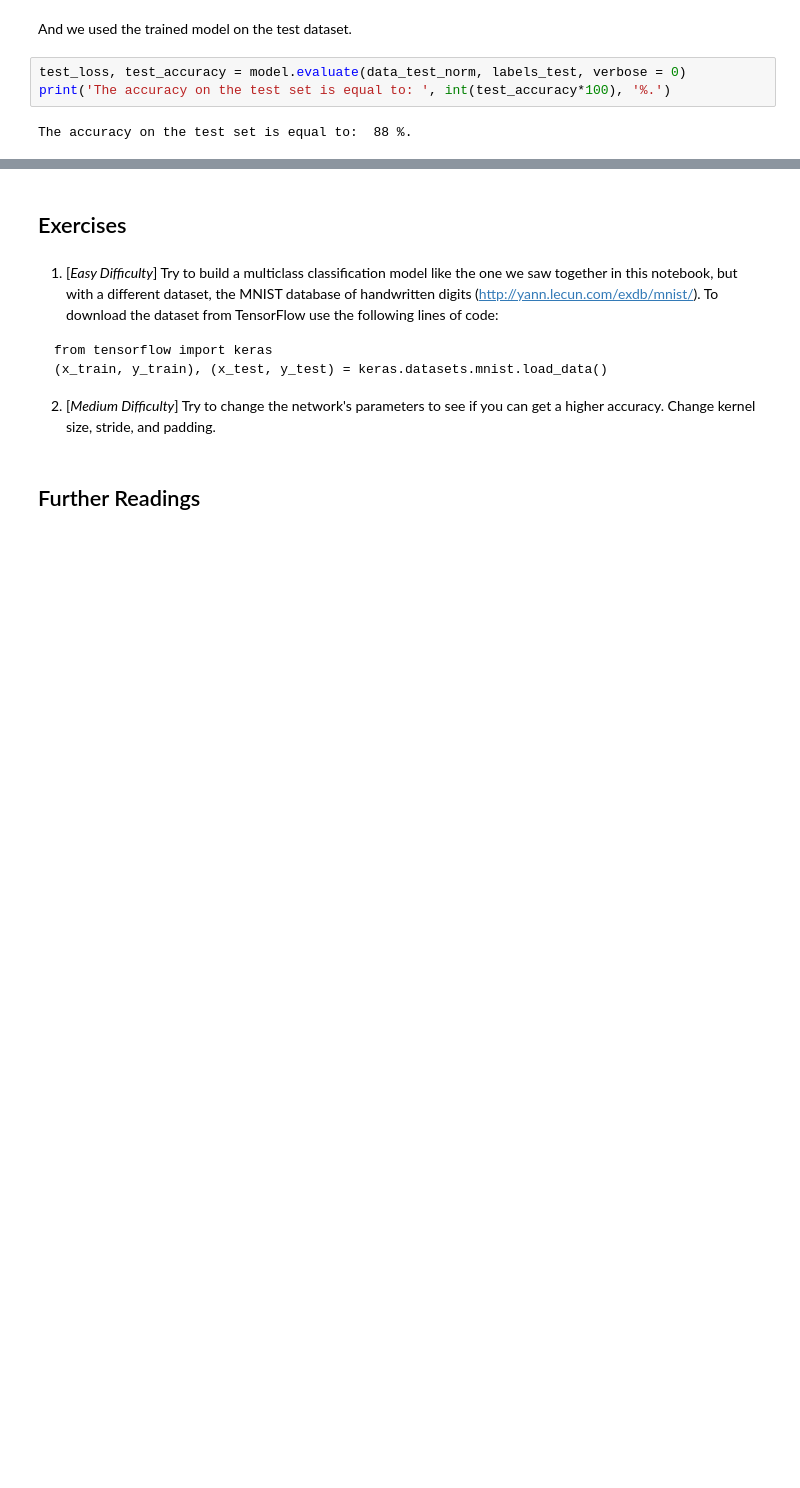
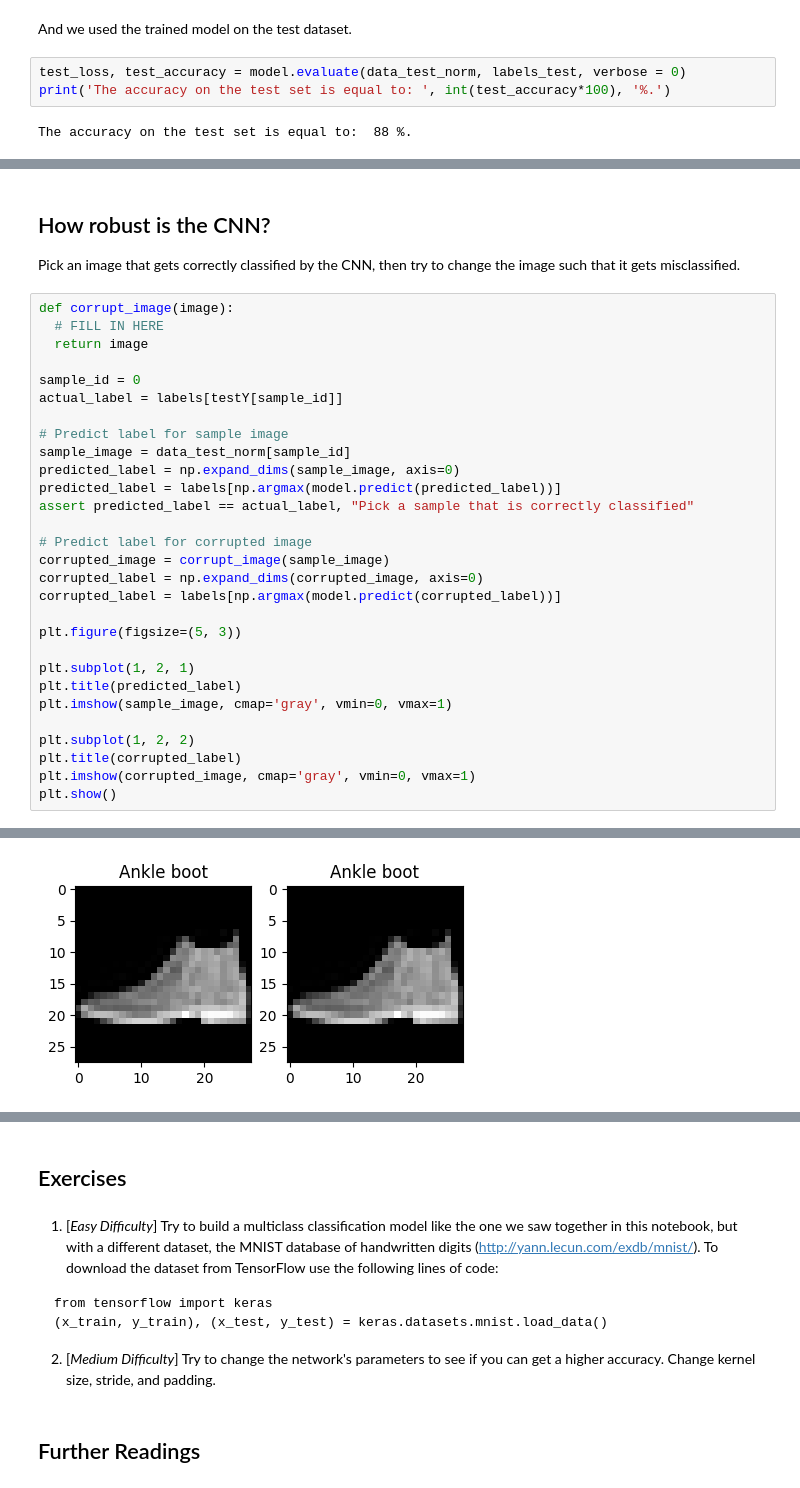
Before and after one commit to Coin-Seeds/HSLU-CASML2-Deep_Learning, a Jupyter notebook: COMPUTER-VISION/0002_multiclass_classification_with_convolutional_neural_networks.ipynb, the cells around one changed output, grey strips where cells are left out. Saved outputs shown, nothing was run; the diff lists cells and outputs as text; blank space fills up the shorter version.

```diff
--- a/COMPUTER-VISION/0002_multiclass_classification_with_convolutional_neural_networks.ipynb
+++ b/COMPUTER-VISION/0002_multiclass_classification_with_convolutional_neural_networks.ipynb
@@ -214,0 +250,34 @@ The accuracy on the test set is equal to:  88 %.
+# %% [markdown]
+## How robust is the CNN?
+
+Pick an image that gets correctly classified by the CNN, then try to change the image such that it gets misclassified.
+# %%
+def corrupt_image(image):
+  # FILL IN HERE
+  return image
+
+sample_id = 0
+actual_label = labels[testY[sample_id]]
+
+# Predict label for sample image
+sample_image = data_test_norm[sample_id]
+predicted_label = np.expand_dims(sample_image, axis=0)
+predicted_label = labels[np.argmax(model.predict(predicted_label))]
+assert predicted_label == actual_label, "Pick a sample that is correctly classified"
+
+# Predict label for corrupted image
+corrupted_image = corrupt_image(sample_image)
+corrupted_label = np.expand_dims(corrupted_image, axis=0)
+corrupted_label = labels[np.argmax(model.predict(corrupted_label))]
+
+plt.figure(figsize=(5, 3))
+
+plt.subplot(1, 2, 1)
+plt.title(predicted_label)
+plt.imshow(sample_image, cmap='gray', vmin=0, vmax=1)
+
+plt.subplot(1, 2, 2)
+plt.title(corrupted_label)
+plt.imshow(corrupted_image, cmap='gray', vmin=0, vmax=1)
+plt.show()
+# %% [output]
@@ -214,0 +286 @@ The accuracy on the test set is equal to:  88 %.
+[figure, added]
```
Also changed, not shown: parts of 10 cells of this notebook.
